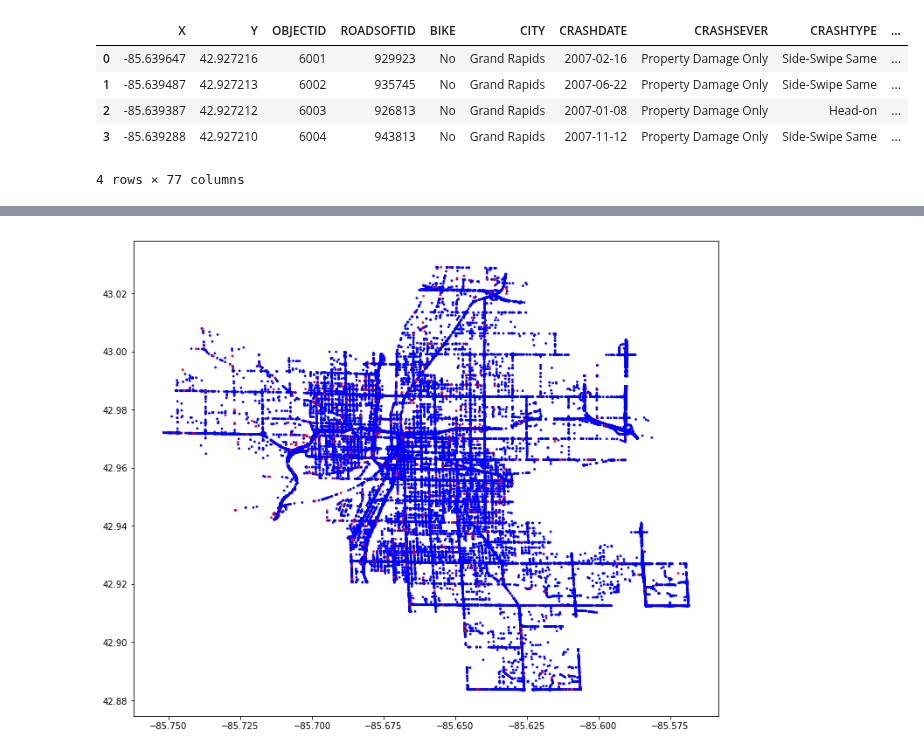
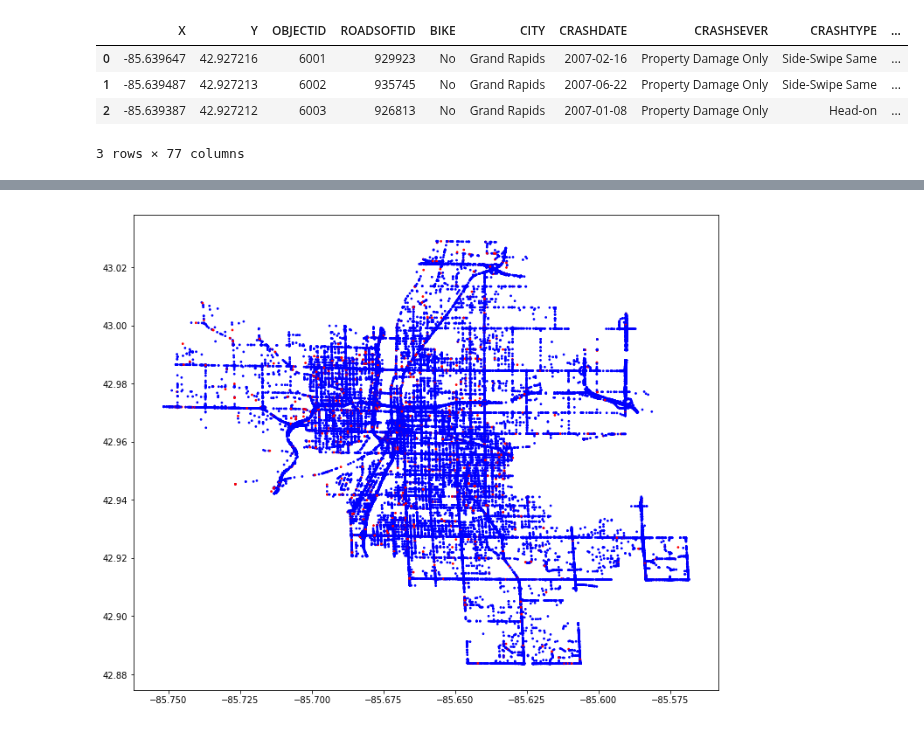
Before and after one commit to collinprather/Big-Data-Ignite-2018, a Jupyter notebook: GR_Crash_EDA.ipynb, the cells around one changed output, grey strips where cells are left out. Cells and saved outputs as stored; diff of their text form; code cells hidden in the pictures.

```diff
--- a/GR_Crash_EDA.ipynb
+++ b/GR_Crash_EDA.ipynb
@@ -7,11 +7,10 @@ import matplotlib.pyplot as plt
 import seaborn as sns
 # %%
 crash = pd.read_csv('Data/CGR_Crash_Data.csv')
-crash.head(4)
+crash.head(3)
 # %% [output]
 |  | X | Y | OBJECTID | ROADSOFTID | BIKE | CITY | CRASHDATE | CRASHSEVER | CRASHTYPE | ... |
 | 0 | -85.639647 | 42.927216 | 6001 | 929923 | No | Grand Rapids | 2007-02-16 | Property Damage Only | Side-Swipe Same | ... |
 | 1 | -85.639487 | 42.927213 | 6002 | 935745 | No | Grand Rapids | 2007-06-22 | Property Damage Only | Side-Swipe Same | ... |
 | 2 | -85.639387 | 42.927212 | 6003 | 926813 | No | Grand Rapids | 2007-01-08 | Property Damage Only | Head-on | ... |
-| 3 | -85.639288 | 42.927210 | 6004 | 943813 | No | Grand Rapids | 2007-11-12 | Property Damage Only | Side-Swipe Same | ... |
-4 rows × 77 columns
+3 rows × 77 columns
```
Also changed, not shown: parts of 15 cells of this notebook, 18 other files.
